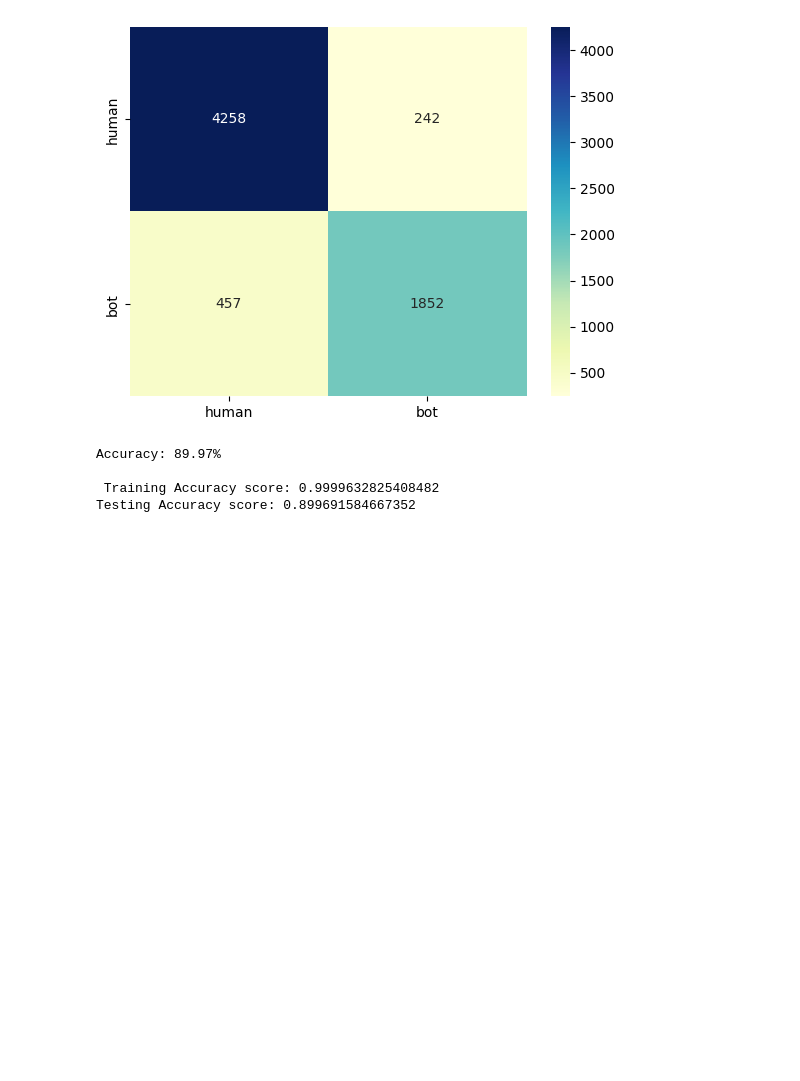
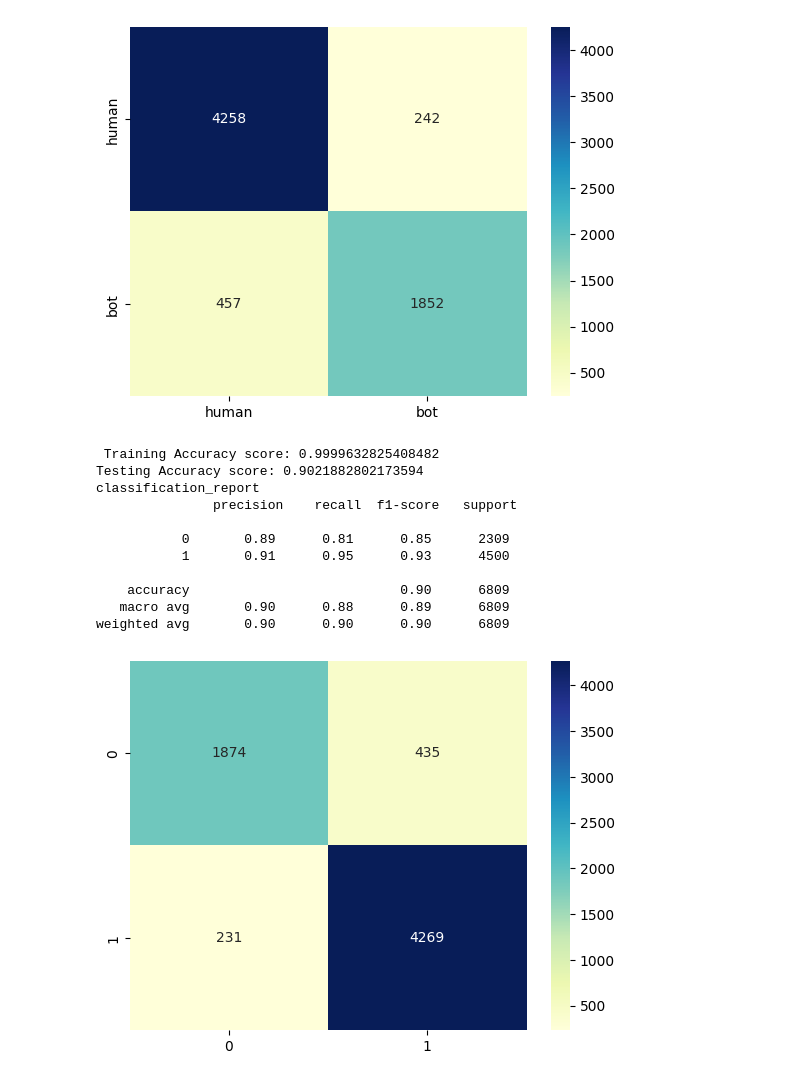
Before and after one commit to PFE2024/satt_ai, a Jupyter notebook: twitter/RandomForestClassifier.ipynb, the cells around one changed output. Saved outputs shown, nothing was run; the diff lists cells and outputs as text; code cells hidden in the pictures; blank space fills up the shorter version.

Commit message:
changepredicte, predicte ,run + rerun test modeles

```diff
--- a/twitter/RandomForestClassifier.ipynb
+++ b/twitter/RandomForestClassifier.ipynb
@@ -97,29 +97,48 @@ weighted avg       0.90      0.90      0.90      6809
 # %%
 from sklearn.preprocessing import StandardScaler
 from sklearn.decomposition import PCA
-
+from imblearn.over_sampling import ADASYN
 data = pd.read_csv('./Data/featuresfloatv3.csv')
+data =data.drop('Unnamed: 0', axis=1)
 # x=data.loc[:,['statuses' , 'date_joined' , 'most_recent_post' , 'following' , 'followers' , 'likes', 'retweet' , 'retweeted_count'  ,'avg_tweets_by_hour_of_day', 'avg_tweets_by_day_of_week']]
 x=data.iloc[:, :-1]
 y = data.account_type.values.tolist()
 x_train, x_test, y_train, y_test = train_test_split(x, y, test_size=0.2, random_state=42,stratify=y)
-# scale features
-# Create an instance of StandardScaler
-scaler = StandardScaler()
-# Fit the scaler to your data
-x_train = scaler.fit_transform(x_train)
-x_test = scaler.transform(x_test)
+
+# # # scale features
+# # # Create an instance of StandardScaler
+# scaler = StandardScaler()
+# # Fit the scaler to your data
+# x_train = scaler.fit_transform(x_train)
+# x_test = scaler.transform(x_test)
+# sm = ADASYN(random_state=42)
+# x_train,y_train = sm.fit_resample(x_train,y_train)
+
 clf=RandomForestClassifier()
-
 clf.fit(x_train,y_train)
 score = clf.score(x_test, y_test)
-print("Accuracy: %.2f%%" % (score * 100))
+
 y_pred_train = clf.predict(x_train)
 y_pred_test = clf.predict(x_test)
 print("\n Training Accuracy score:",metrics.accuracy_score(y_train, y_pred_train))
 print("Testing Accuracy score:",metrics.accuracy_score(y_test, y_pred_test))
+print("classification_report \n "+classification_report(y_test, y_pred_test))
+cm = metrics.confusion_matrix(y_test, y_pred_test)
+# print('Confusion matrix\n', cm)
+
+cm_matrixNB = pd.DataFrame(data=cm, )
+sns.heatmap(cm_matrixNB, annot=True, fmt='d', cmap='YlGnBu')
+plt.show()
 # %% [output]
-Accuracy: 89.97%
+ Training Accuracy score: 0.9999632825408482
+Testing Accuracy score: 0.9021882802173594
+classification_report
+               precision    recall  f1-score   support
 
- Training Accuracy score: 0.9999632825408482
-Testing Accuracy score: 0.899691584667352
+           0       0.89      0.81      0.85      2309
+           1       0.91      0.95      0.93      4500
+
+    accuracy                           0.90      6809
+   macro avg       0.90      0.88      0.89      6809
+weighted avg       0.90      0.90      0.90      6809
+[figure, added]
```
Also changed, not shown: parts of 3 cells of this notebook, 16 other files.
